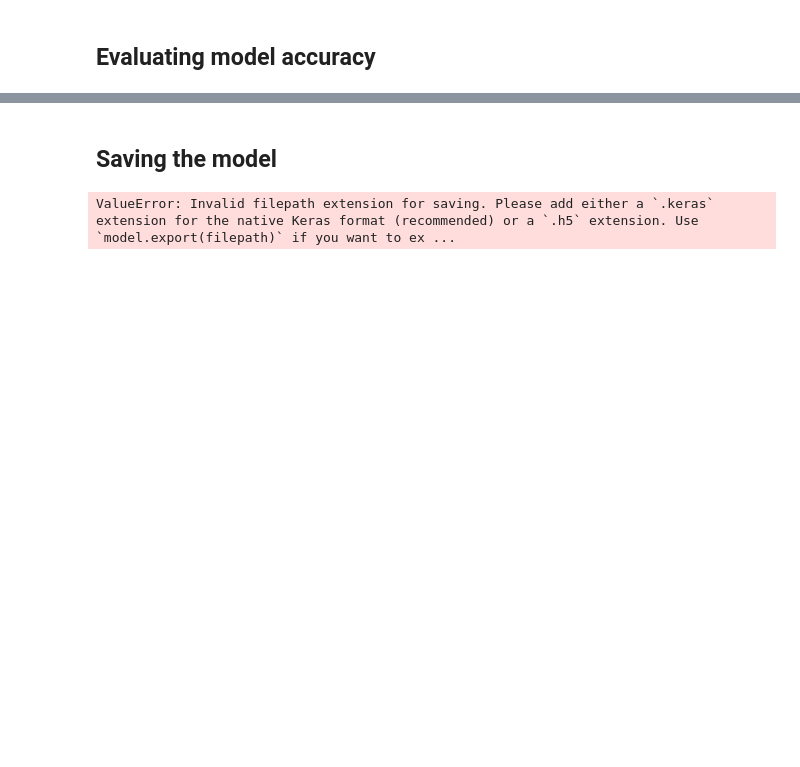
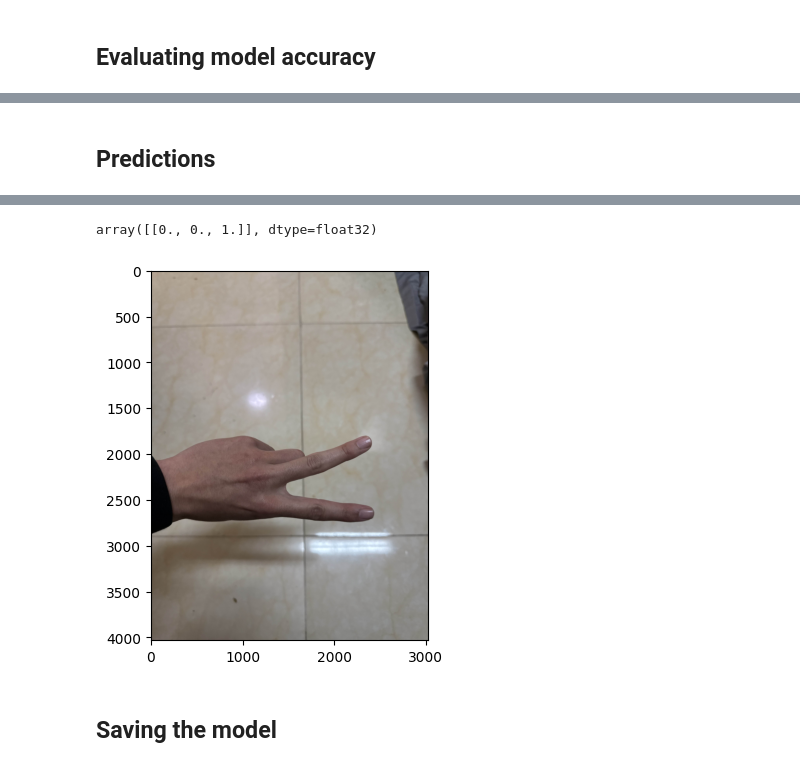
Before and after one commit to Inserer-Pseudo/CNN_HDU, a Jupyter notebook: TRAINNING/test01_rockpaperscissor-Copy1.ipynb, the cells around one changed output, grey strips where cells are left out. Saved outputs shown, nothing was run; the diff lists cells and outputs as text; code cells hidden in the pictures; blank space fills up the shorter version.

```diff
--- a/TRAINNING/test01_rockpaperscissor-Copy1.ipynb
+++ b/TRAINNING/test01_rockpaperscissor-Copy1.ipynb
@@ -575,0 +720,23 @@ Test accuracy:  0.774193525314331
+# %% [markdown]
+## Predictions
+# %%
+import matplotlib.pyplot as plt
+import matplotlib.image as mpimg
+from tensorflow.keras.preprocessing import image as image_utils
+from tensorflow.keras.applications.imagenet_utils import preprocess_input
+
+def show_image(image_path):
+    image = mpimg.imread(image_path)
+    plt.imshow(image)
+
+def make_predictions(image_path):
+    show_image(image_path)
+    image = image_utils.load_img(image_path, target_size=(150, 150))
+    image = image_utils.img_to_array(image)
+    image = image.reshape(1,150,150,3)
+    image = preprocess_input(image)
+    preds = model.predict(image)
+    return preds
+# %%
+make_predictions('../../data/test_scissor.jpg')
+# %% [output]
@@ -576,9 +744,9 @@ Test accuracy:  0.774193525314331
+array([[0., 0., 1.]], dtype=float32)
+[figure, added]
 # %% [markdown]
 ## Saving the model
 # %%
-model.save('rock_paper_scissors_cnn')
+model.save('rock_paper_scissors_cnn.h5')
-# %% [output]
-ValueError: Invalid filepath extension for saving. Please add either a `.keras` extension for the native Keras format (recommended) or a `.h5` extension. Use `model.export(filepath)` if you want to ex ...
 # %%
 import IPython
 app = IPython.Application.instance()
```
Also changed, not shown: parts of 28 cells of this notebook, 3 other files.
